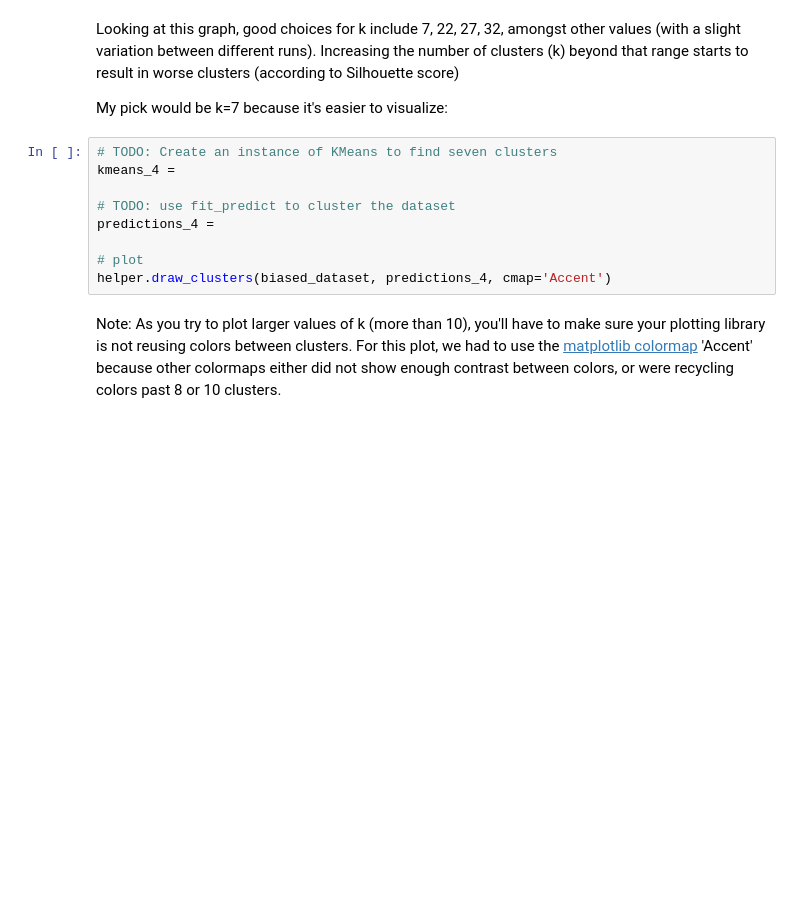
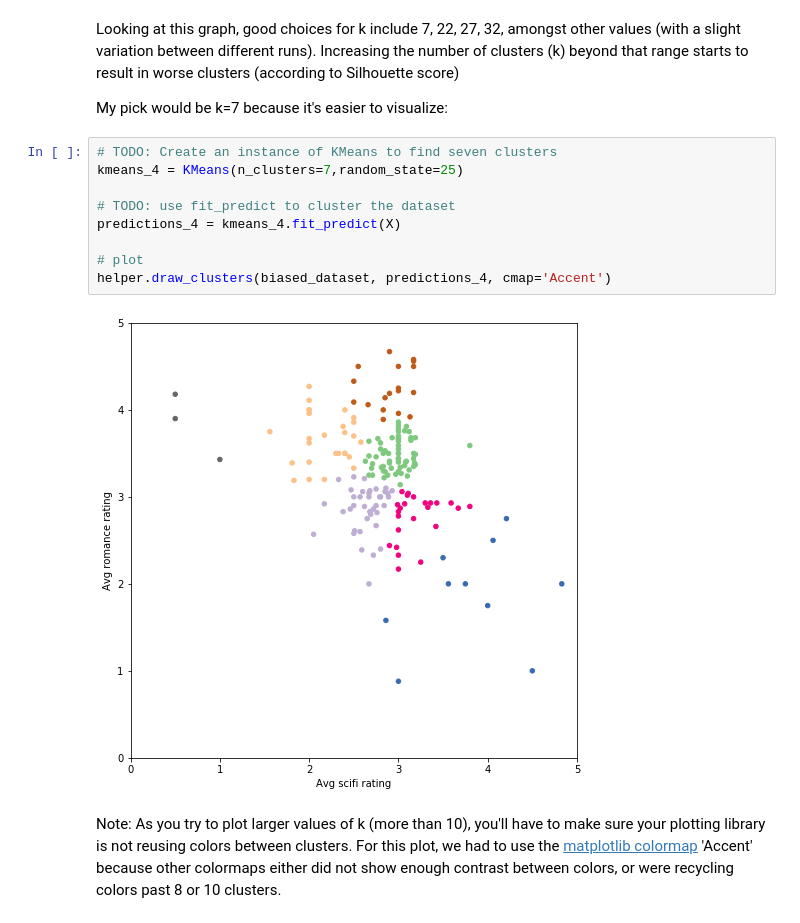
Before and after one commit to Beroy-Jenkins/Data-science-projects, a Jupyter notebook: projects/Miniprojeto_clustering/k-means Clustering of Movie Ratings.ipynb, the cells around one changed output. Cells and saved outputs as stored; diff of their text form; blank space fills up the shorter version.

```diff
--- a/projects/Miniprojeto_clustering/k-means Clustering of Movie Ratings.ipynb
+++ b/projects/Miniprojeto_clustering/k-means Clustering of Movie Ratings.ipynb
@@ -201,13 +203,15 @@ Looking at this graph, good choices for k include 7, 22, 27, 32, amongst other v
 My pick would be k=7 because it's easier to visualize:
 # %%
 # TODO: Create an instance of KMeans to find seven clusters
-kmeans_4 =
+kmeans_4 = KMeans(n_clusters=7,random_state=25)
 
 # TODO: use fit_predict to cluster the dataset
-predictions_4 =
+predictions_4 = kmeans_4.fit_predict(X)
 
 # plot
 helper.draw_clusters(biased_dataset, predictions_4, cmap='Accent')
+# %% [output]
+[figure, added]
 # %% [markdown]
 Note: As you try to plot larger values of k (more than 10), you'll have to make sure your plotting library is not reusing colors between clusters. For this plot, we had to use the [matplotlib colormap](https://matplotlib.org/examples/color/colormaps_reference.html) 'Accent' because other colormaps either did not show enough contrast between colors, or were recycling colors past 8 or 10 clusters.
 # %% [markdown]
```
Also changed, not shown: parts of 13 cells of this notebook, 2 other files.
